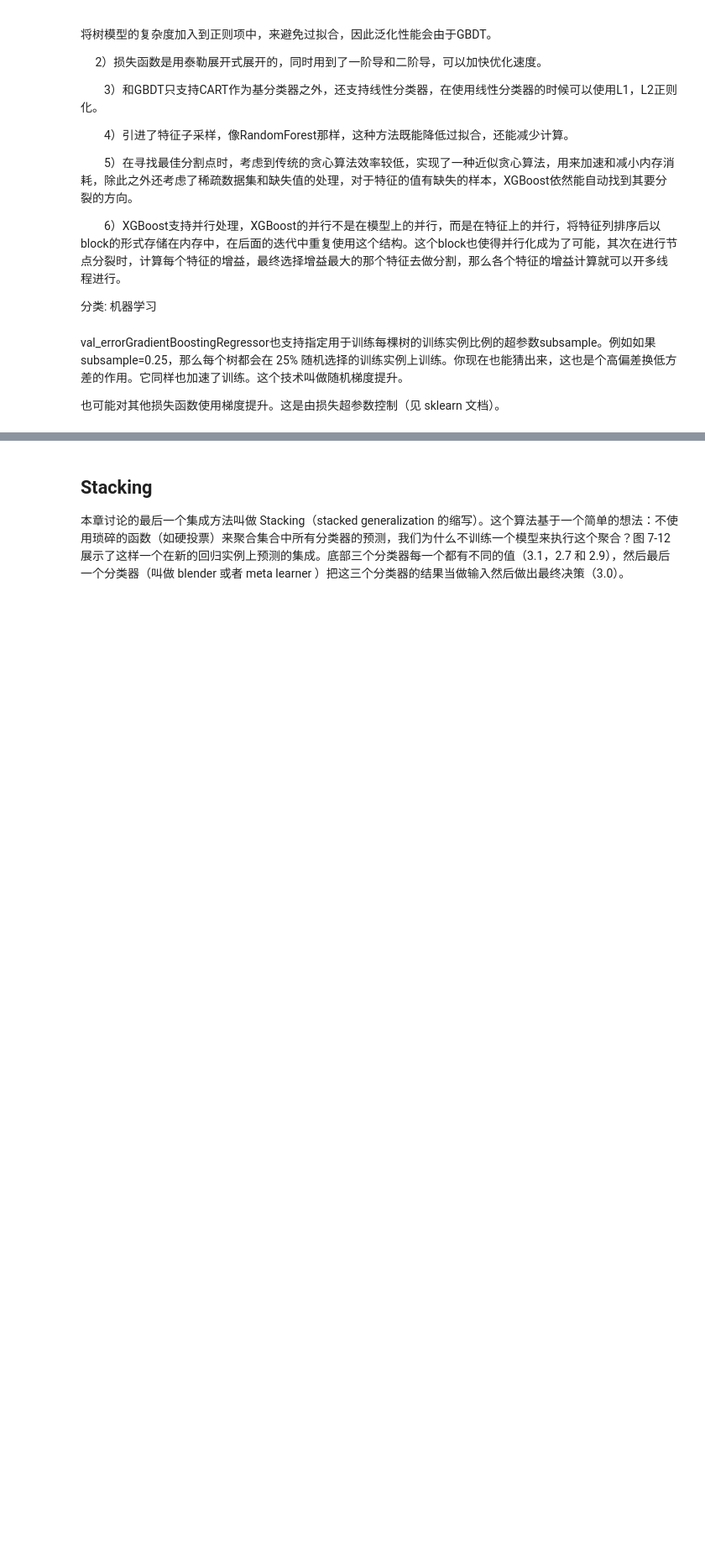
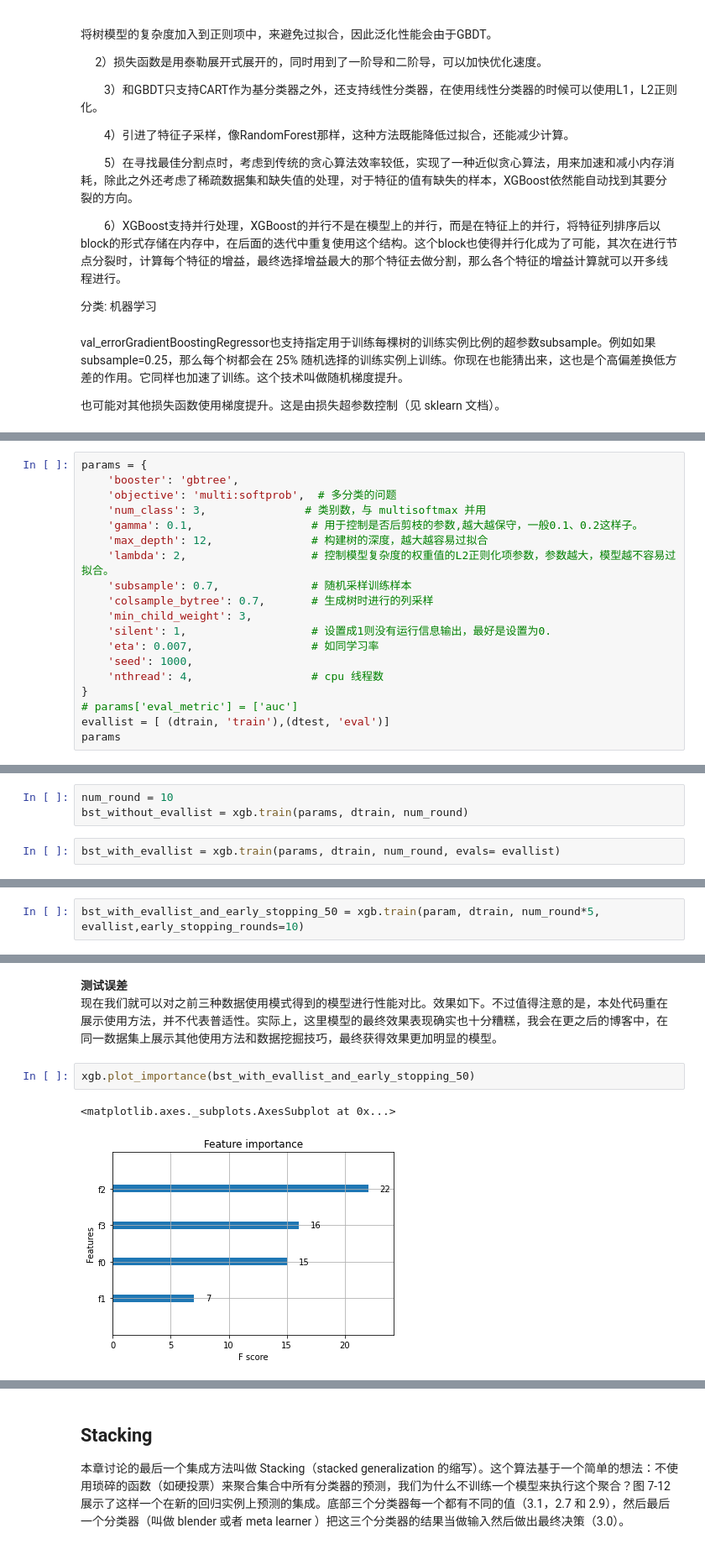
Before and after one commit to NanZhang1991/sklearn_deeplearning, a Jupyter notebook: 7Ensemble_learning_and_Random_Forests.ipynb, the cells around one changed output, grey strips where cells are left out. Shown at 84% size. Drawn from its saved outputs; the diff is of its cells as text; blank space fills up the shorter version.

```diff
--- a/7Ensemble_learning_and_Random_Forests.ipynb
+++ b/7Ensemble_learning_and_Random_Forests.ipynb
@@ -379,0 +417,19 @@ val_errorGradientBoostingRegressor也支持指定用于训练每棵树的训练
+# %%
+params = {
+    'booster': 'gbtree',
+    'objective': 'multi:softprob',  # 多分类的问题
+    'num_class': 3,               # 类别数，与 multisoftmax 并用
+    'gamma': 0.1,                  # 用于控制是否后剪枝的参数,越大越保守，一般0.1、0.2这样子。
+    'max_depth': 12,               # 构建树的深度，越大越容易过拟合
+    'lambda': 2,                   # 控制模型复杂度的权重值的L2正则化项参数，参数越大，模型越不容易过拟合。
+    'subsample': 0.7,              # 随机采样训练样本
+    'colsample_bytree': 0.7,       # 生成树时进行的列采样
+    'min_child_weight': 3,
+    'silent': 1,                   # 设置成1则没有运行信息输出，最好是设置为0.
+    'eta': 0.007,                  # 如同学习率
+    'seed': 1000,
+    'nthread': 4,                  # cpu 线程数
+}
+# params['eval_metric'] = ['auc']
+evallist = [ (dtrain, 'train'),(dtest, 'eval')]
+params
@@ -379,0 +452,5 @@ val_errorGradientBoostingRegressor也支持指定用于训练每棵树的训练
+# %%
+num_round = 10
+bst_without_evallist = xgb.train(params, dtrain, num_round)
+# %%
+bst_with_evallist = xgb.train(params, dtrain, num_round, evals= evallist)
@@ -379,0 +485,2 @@ val_errorGradientBoostingRegressor也支持指定用于训练每棵树的训练
+# %%
+bst_with_evallist_and_early_stopping_50 = xgb.train(param, dtrain, num_round*5, evallist,early_stopping_rounds=10)
@@ -379,0 +568,8 @@ val_errorGradientBoostingRegressor也支持指定用于训练每棵树的训练
+# %% [markdown]
+**测试误差**<br>
+现在我们就可以对之前三种数据使用模式得到的模型进行性能对比。效果如下。不过值得注意的是，本处代码重在展示使用方法，并不代表普适性。实际上，这里模型的最终效果表现确实也十分糟糕，我会在更之后的博客中，在同一数据集上展示其他使用方法和数据挖掘技巧，最终获得效果更加明显的模型。
+# %%
+xgb.plot_importance(bst_with_evallist_and_early_stopping_50)
+# %% [output]
+<matplotlib.axes._subplots.AxesSubplot at 0x...>
+[figure, added]
```
Also changed, not shown: parts of 36 cells of this notebook, 12 other files.
